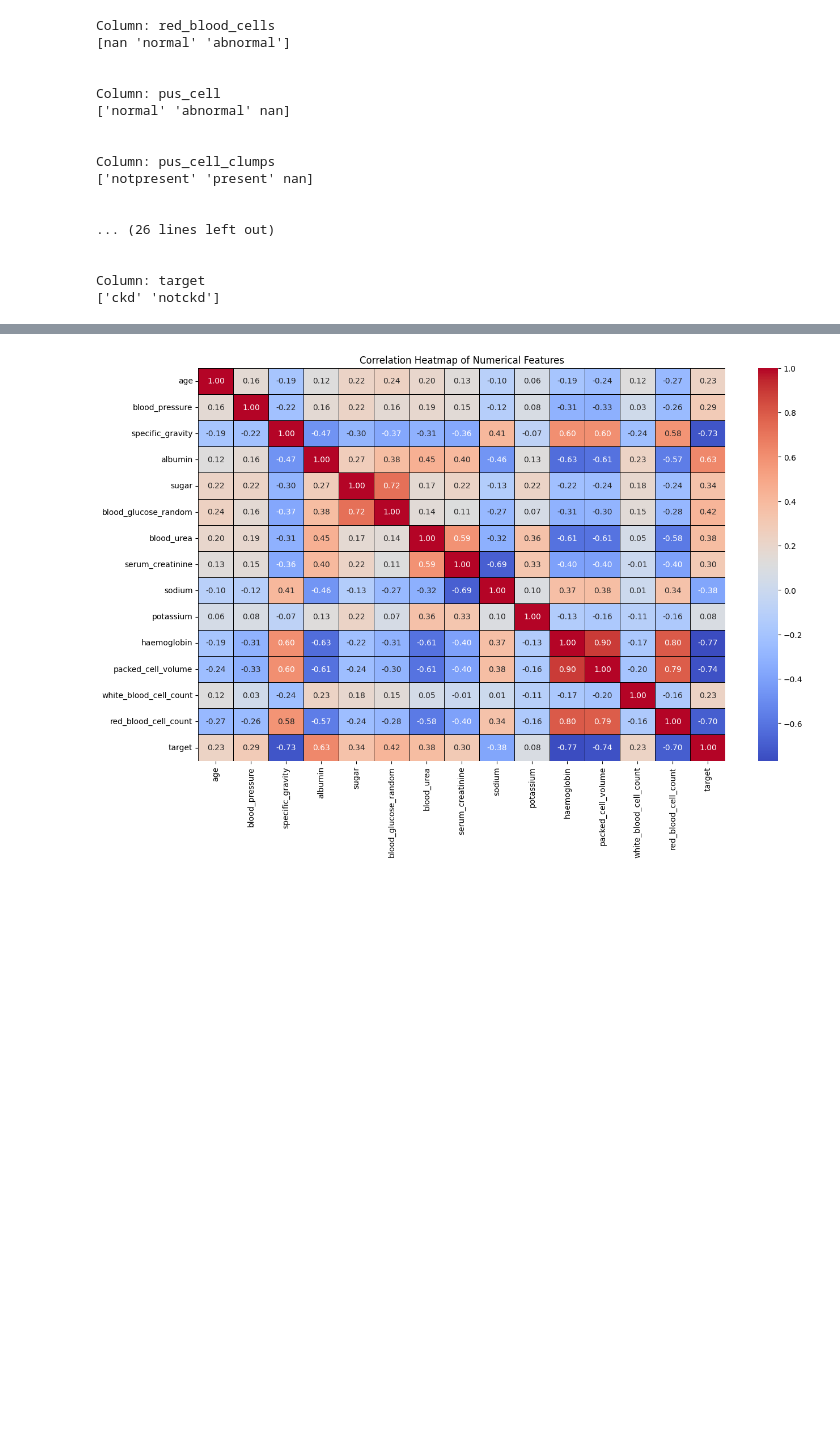
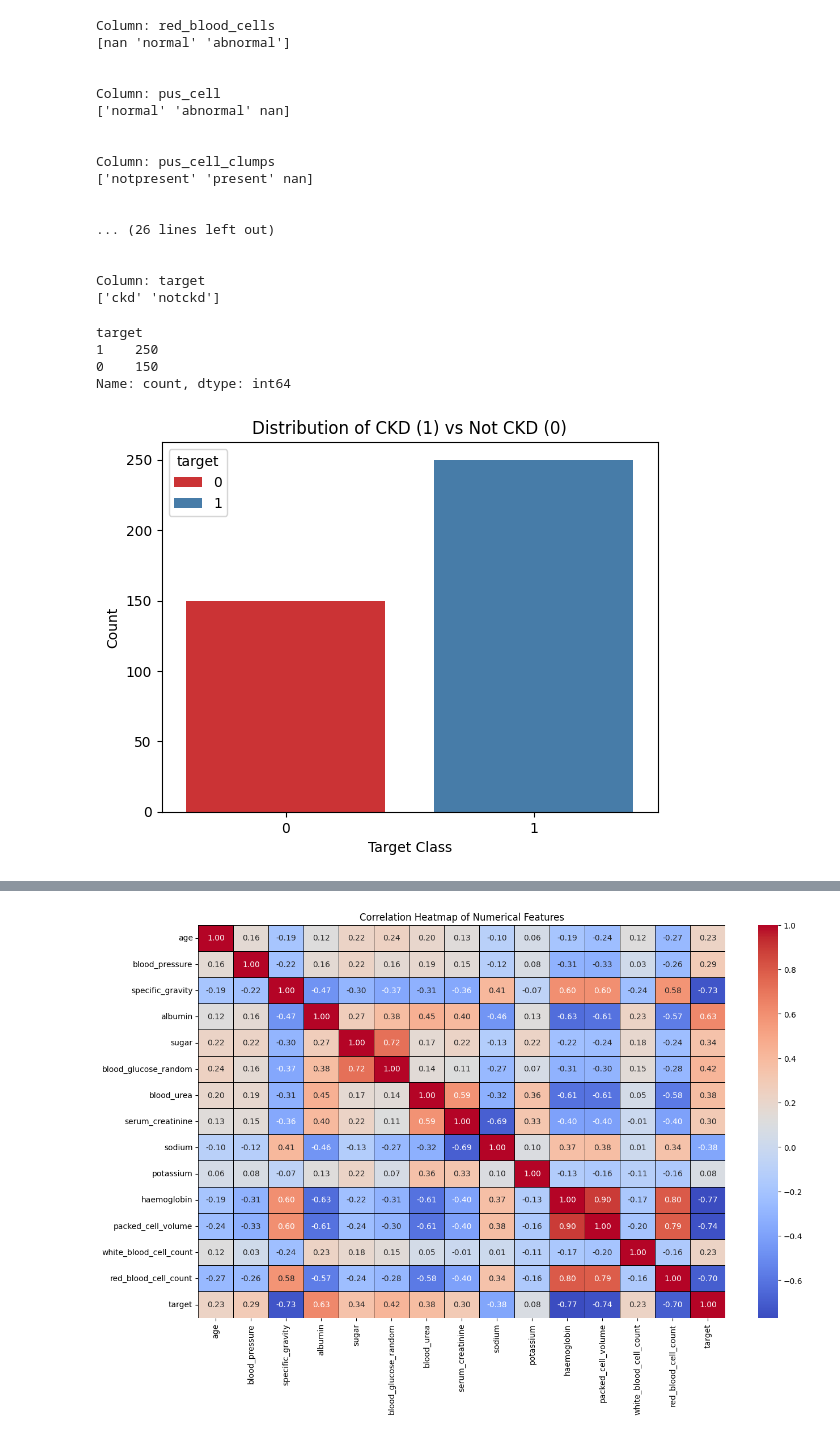
Before and after one commit to rituparna25/Chronic-Kidney-Disease-Predictor, a Jupyter notebook: kidney_disease_code.ipynb, the cells around one changed output, grey strips where cells are left out. Cells and saved outputs as stored; diff of their text form; code cells hidden in the pictures; blank space fills up the shorter version.

```diff
--- a/kidney_disease_code.ipynb
+++ b/kidney_disease_code.ipynb
@@ -205,3 +213,19 @@ Column: target
 df['target'] = df['target'].map({'ckd': 1, 'notckd': 0})
 categorical_cols = df.select_dtypes(include=['object'])
 numerical_cols = df.select_dtypes(include=[np.number])
+# %%
+# class distribution in the target variable
+df['target'].value_counts()
+# %% [output]
+target
+1    250
+0    150
+Name: count, dtype: int64
+# %%
+sns.countplot(x='target', data=df,hue='target', palette='Set1')
+plt.title('Distribution of CKD (1) vs Not CKD (0)')
+plt.xlabel('Target Class')
+plt.ylabel('Count')
+plt.show()
+# %% [output]
+[figure, added]
```
Also changed, not shown: parts of 17 cells of this notebook.
